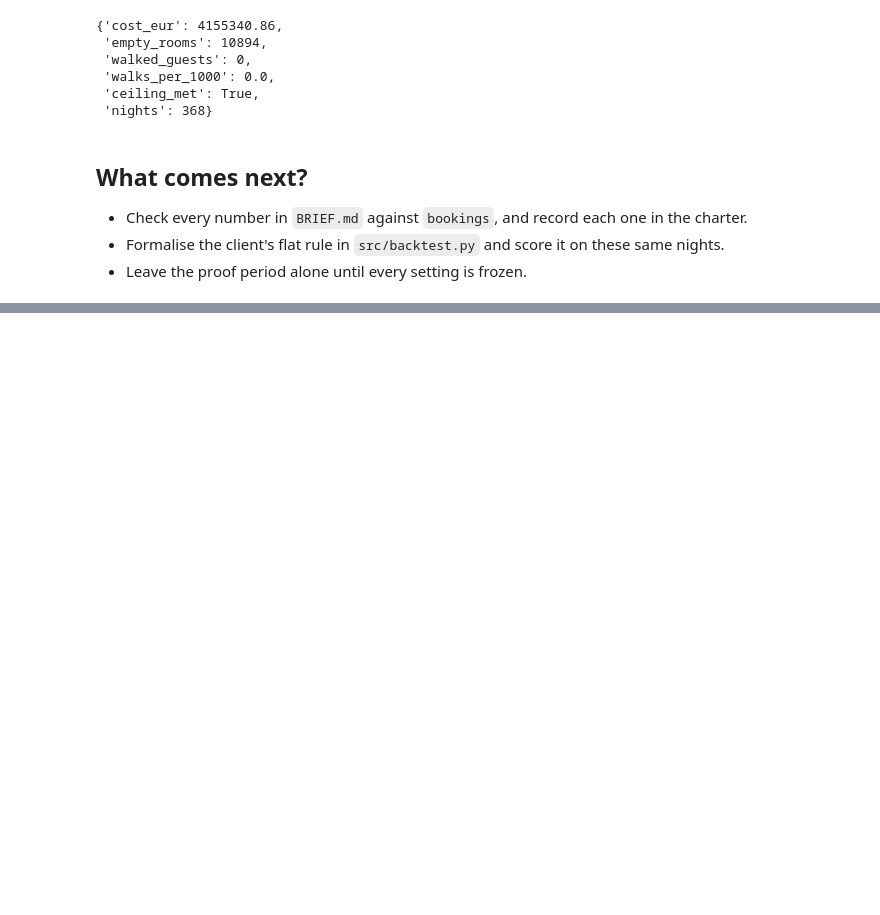
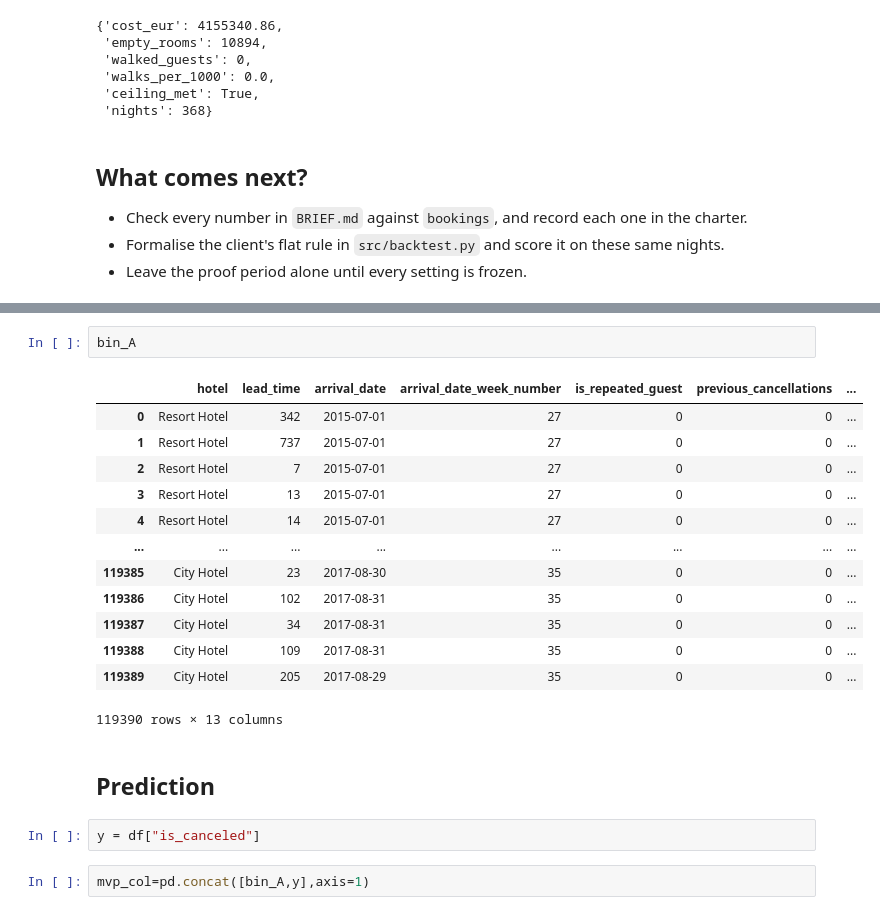
Before and after one commit to dhairya244/hotel-overbooking-optimize, a Jupyter notebook: C2_W06_Build2_Student_Pack/build2-starter/notebooks/00_start_here.ipynb, the cells around one changed output, grey strips where cells are left out. Cells and saved outputs as stored; diff of their text form; blank space fills up the shorter version.

```diff
--- a/C2_W06_Build2_Student_Pack/build2-starter/notebooks/00_start_here.ipynb
+++ b/C2_W06_Build2_Student_Pack/build2-starter/notebooks/00_start_here.ipynb
@@ -58,0 +132,22 @@ contract.night_cost(nights, oversell=np.zeros(len(nights)))
+# %%
+bin_A
+# %% [output]
+|  | hotel | lead_time | arrival_date | arrival_date_week_number | is_repeated_guest | previous_cancellations | ... |
+| 0 | Resort Hotel | 342 | 2015-07-01 | 27 | 0 | 0 | ... |
+| 1 | Resort Hotel | 737 | 2015-07-01 | 27 | 0 | 0 | ... |
+| 2 | Resort Hotel | 7 | 2015-07-01 | 27 | 0 | 0 | ... |
+| 3 | Resort Hotel | 13 | 2015-07-01 | 27 | 0 | 0 | ... |
+| 4 | Resort Hotel | 14 | 2015-07-01 | 27 | 0 | 0 | ... |
+| ... | ... | ... | ... | ... | ... | ... | ... |
+| 119385 | City Hotel | 23 | 2017-08-30 | 35 | 0 | 0 | ... |
+| 119386 | City Hotel | 102 | 2017-08-31 | 35 | 0 | 0 | ... |
+| 119387 | City Hotel | 34 | 2017-08-31 | 35 | 0 | 0 | ... |
+| 119388 | City Hotel | 109 | 2017-08-31 | 35 | 0 | 0 | ... |
+| 119389 | City Hotel | 205 | 2017-08-29 | 35 | 0 | 0 | ... |
+119390 rows × 13 columns
+# %% [markdown]
+## Prediction
+# %%
+y = df["is_canceled"]
+# %%
+mvp_col=pd.concat([bin_A,y],axis=1)
```
Also changed, not shown: parts of 12 cells of this notebook, 43 other files.
